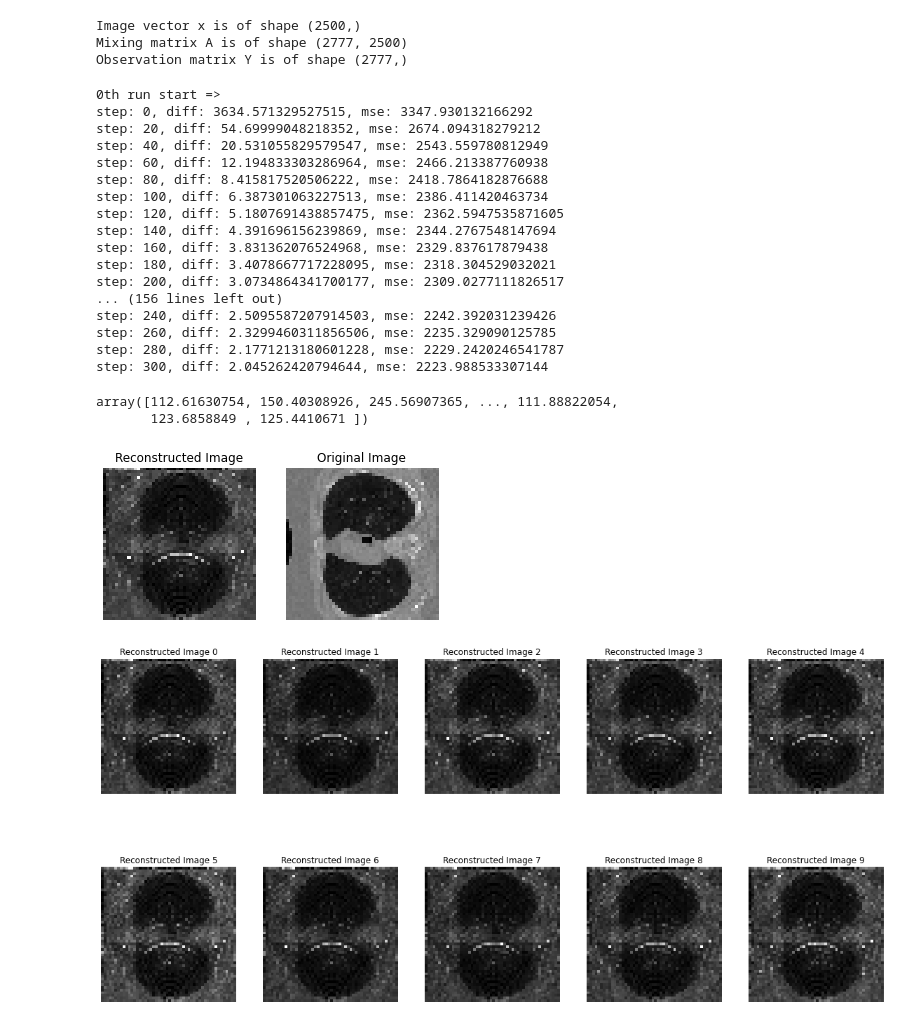
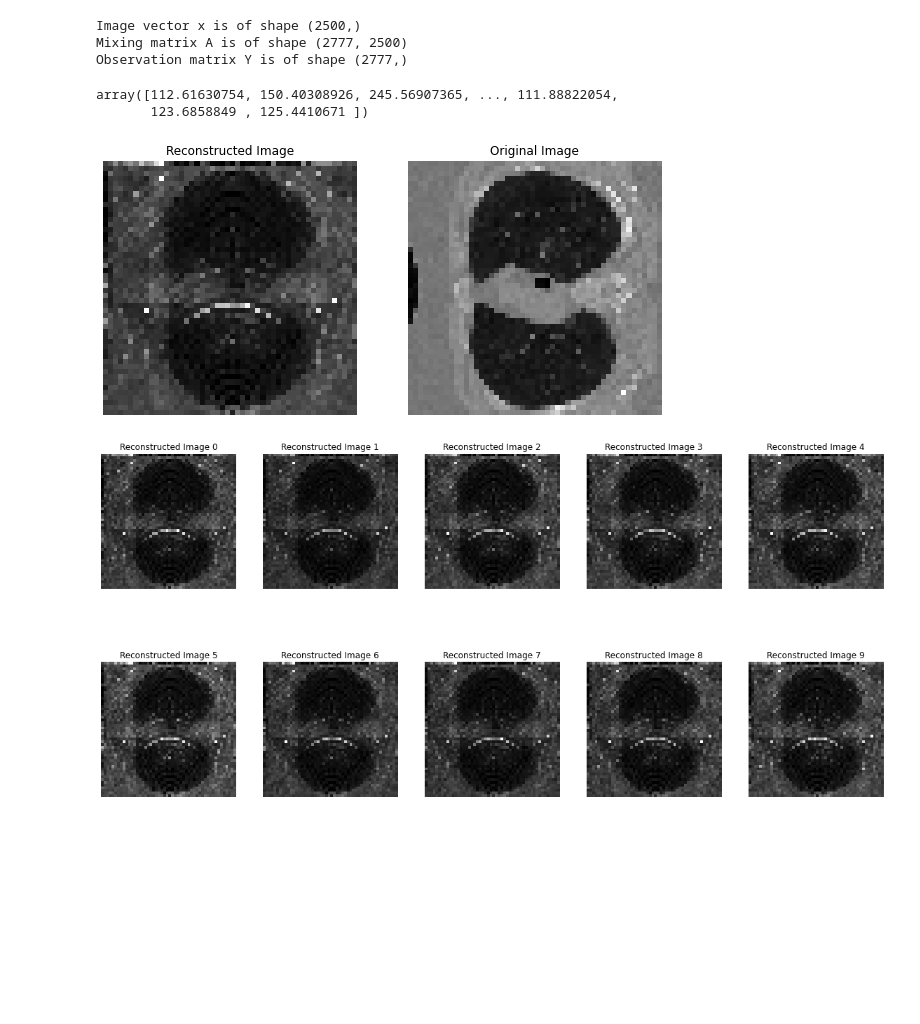
Before and after one commit to vbhavank/Computed-Tomography-Reconstruction, a Jupyter notebook: experiment.ipynb, the cells around one changed output. Drawn from its saved outputs; the diff is of its cells as text; code cells hidden in the pictures; blank space fills up the shorter version.

```diff
--- a/experiment.ipynb
+++ b/experiment.ipynb
@@ -7,0 +63,3 @@ from em import initialize, em, mle_em
+# %%
+A_original = sparse.load_npz("data/simulated_large_A_23_10.npz")
+x_flat = np.load("data/simulated_large_x_23_10.npy")
@@ -7,0 +228,8 @@ from em import initialize, em, mle_em
+# %%
+A = sparse.load_npz("data/simulated_large_A_117_100.npz")
+x_flat = np.load("data/simulated_large_x_117_100.npy")
+Ax = A@x_flat
+# y = np.random.poisson(Ax)
+print("Image vector x is of shape {}".format(np.shape(x_flat)))
+print("Mixing matrix A is of shape {}".format(np.shape(A)))
+# print("Observation matrix Y is of shape {}".format(np.shape(y)))
@@ -79,25 +325,5 @@ def mc_run(n):
         etms.append([x_et, diff, mse, step])
     return etms
-# %%
-etms = mc_run(10)
-# %% [output]
-0th run start =>
-step: 0, diff: 3634.571329527515, mse: 3347.930132166292
-step: 20, diff: 54.69999048218352, mse: 2674.094318279212
-step: 40, diff: 20.531055829579547, mse: 2543.559780812949
-step: 60, diff: 12.194833303286964, mse: 2466.213387760938
-step: 80, diff: 8.415817520506222, mse: 2418.7864182876688
-step: 100, diff: 6.387301063227513, mse: 2386.411420463734
-step: 120, diff: 5.1807691438857475, mse: 2362.5947535871605
-step: 140, diff: 4.391696156239869, mse: 2344.2767548147694
-step: 160, diff: 3.831362076524968, mse: 2329.837617879438
-step: 180, diff: 3.4078667717228095, mse: 2318.304529032021
-step: 200, diff: 3.0734864341700177, mse: 2309.0277111826517
-... (156 lines left out)
-step: 240, diff: 2.5095587207914503, mse: 2242.392031239426
-step: 260, diff: 2.3299460311856506, mse: 2235.329090125785
-step: 280, diff: 2.1771213180601228, mse: 2229.2420246541787
-step: 300, diff: 2.045262420794644, mse: 2223.988533307144
 # %%
 x_aver = np.mean([e[0] for e in etms ], axis=0)
 # %%
@@ -108,19 +334,20 @@ array([112.61630754, 150.40308926, 245.56907365, ..., 111.88822054,
 # %%
 size = int(np.sqrt(A.shape[1]))
 
-plt.figure()
+fig = plt.figure()
+fig.set_size_inches(10,5)
 plt.subplot(1, 2, 1)
 plt.imshow(x_aver.reshape(size, size), cmap='gray')
 plt.title('Reconstructed Image')
 plt.axis('off')
 
 plt.subplot(1, 2, 2)
-plt.imshow(x_flat.reshape(size, size), cmap='gray')
+plt.imshow(x_flat.reshape(size, ssparse, cmap='gray')
 plt.axis('off')
 plt.title('Original Image')
 plt.show()
 # %% [output]
-[figure, old version]
+[figure, new version]
 # %%
 fig = plt.figure()
 fig.set_size_inches(20,10)
```
Also changed, not shown: parts of 27 cells of this notebook.
